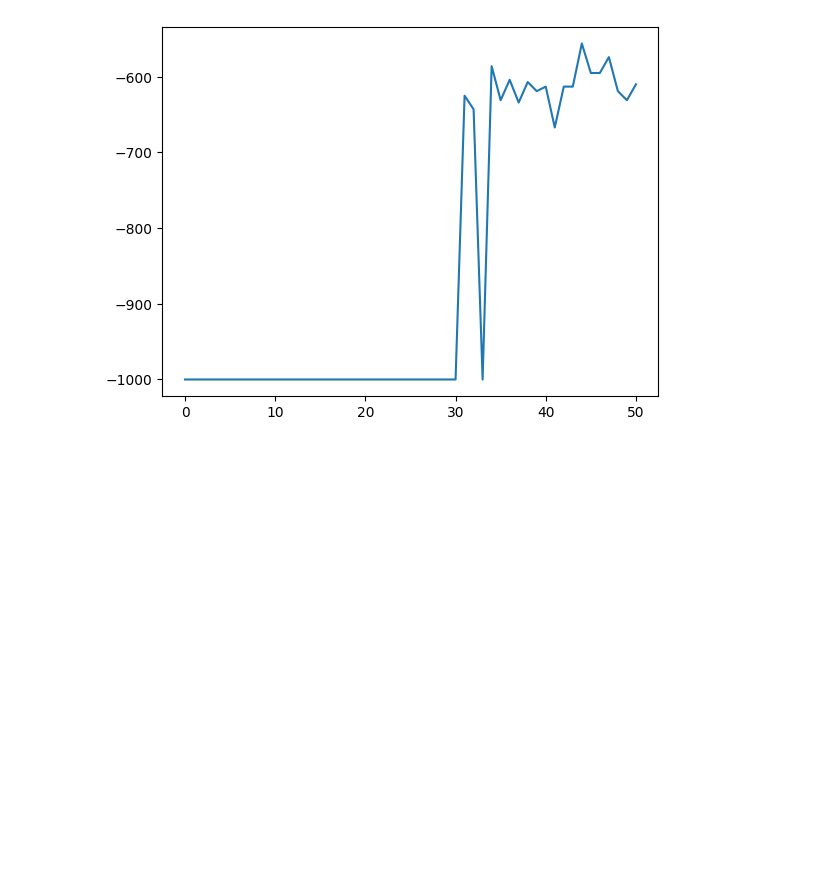
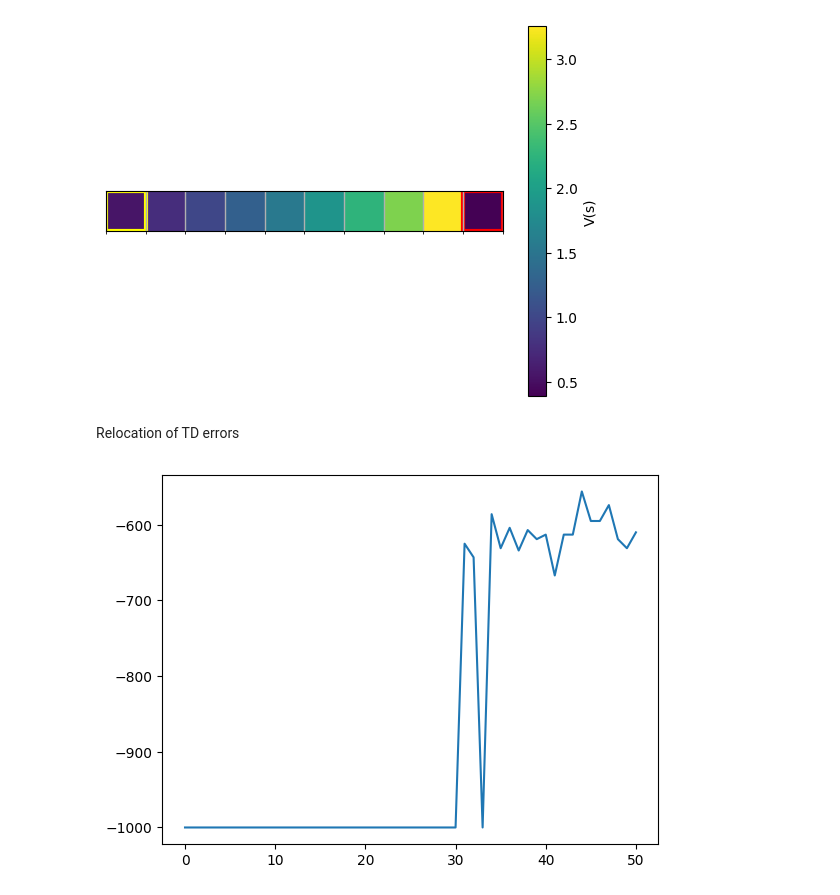
Before and after one commit to mihalybanyai/ait-compneuro-assignments, a Jupyter notebook: AIT26_Tutorial4_RL.ipynb, the cells around one changed output. Cells and saved outputs as stored; diff of their text form; code cells hidden in the pictures; blank space fills up the shorter version.

Commit message:
td learning

```diff
--- a/AIT26_Tutorial4_RL.ipynb
+++ b/AIT26_Tutorial4_RL.ipynb
@@ -6,3 +147,42 @@ import random
+# %%
+def conveyor_belt_state_space(n_states):
+    map_cb = [[0] * n_states]
+    map_cb[0][-1] = 3
+    T = np.zeros((n_states, n_states))
+    for s in range(n_states-1):
+        T[s, s+1] = 1
+    T[-1, 0] = 1
+    R = np.zeros((n_states))
+    R[-1] = 3
+    return T, R, map_cb
+
+def temporal_difference_learning(T, R, n_step, gamma, alpha):
+    n_states = R.shape[0]
+    states = list(range(n_states))
+    V = np.zeros((n_states))
+    td_errors = np.zeros((n_step, 2))
+    act_state = 0
+    for i in range(n_step):
+        next_state = np.random.choice(states, size=1, p=T[act_state, :].flatten())
+        reward = R[next_state]
+
+        TD = reward + gamma * V[next_state]
+        td_errors[i, 0] = act_state
+        td_errors[i, 1] = TD
+        V[act_state] = (1-alpha) * V[act_state] + alpha * TD
+
+        act_state = next_state
+    return V, td_errors
+
+T_conv, R_conv, map_conv = conveyor_belt_state_space(10)
+#print(T_conv, R_conv, map_conv)
+V, td_errors = temporal_difference_learning(T_conv, R_conv, 1000, 0.85, 0.1)
+#print(V)
+plot_gridworld(map_conv, 0, value_function=V)
+# %% [output]
+[figure, added]
+# %% [markdown]
+Relocation of TD errors
 # %%
 def transition_probs_from_map(map, start_state):
     n_rows = len(map)
```
Also changed, not shown: parts of 5 cells of this notebook.
